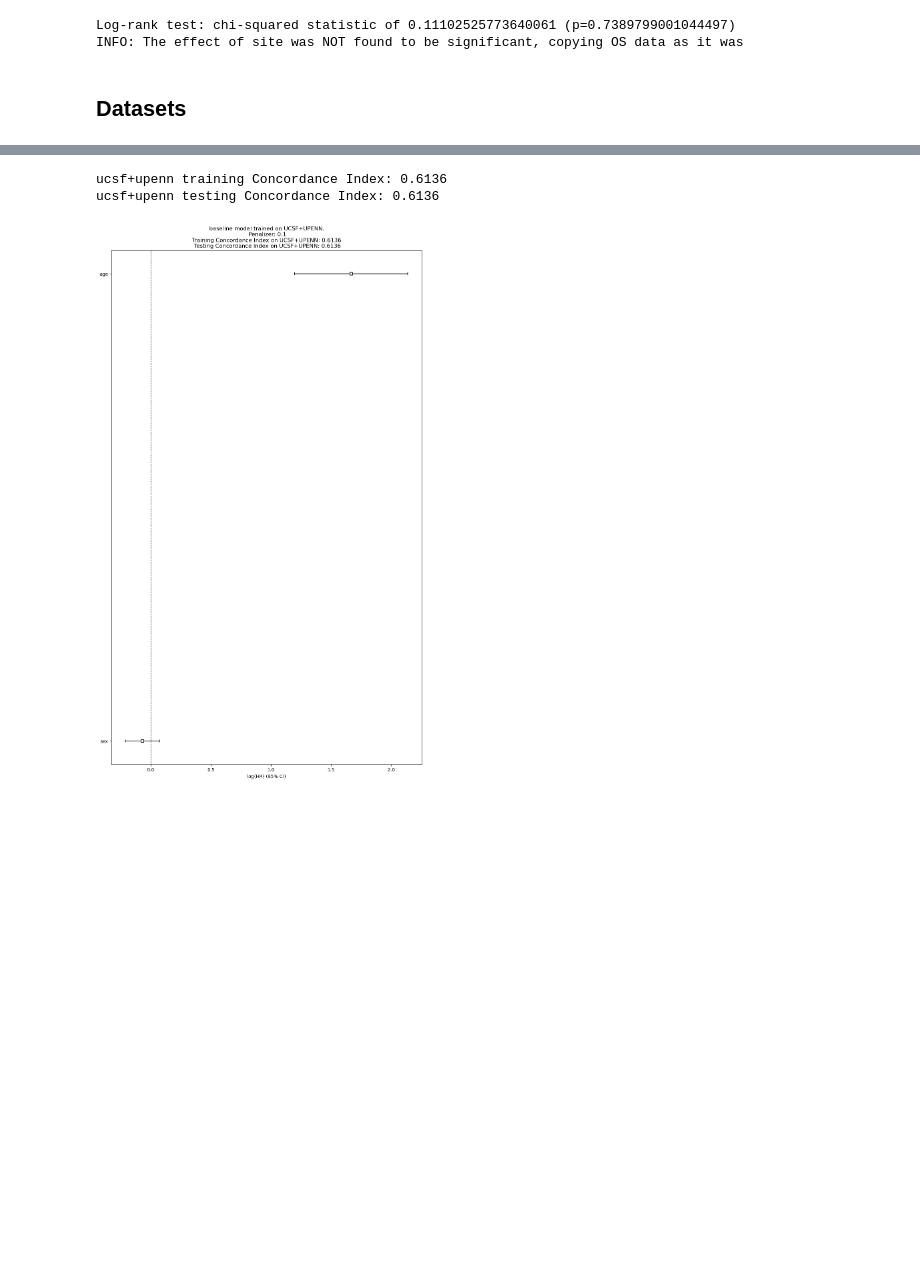
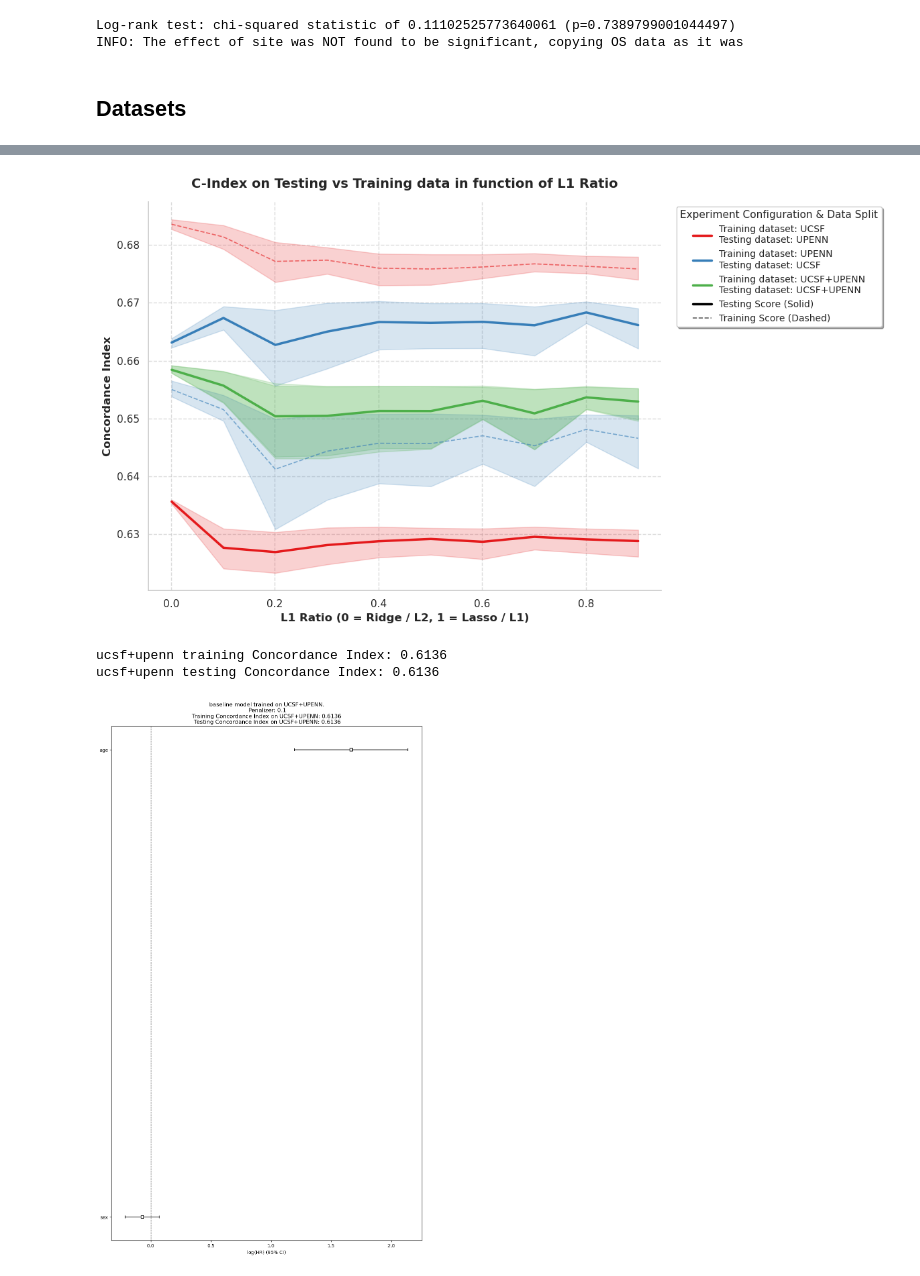
Before and after one commit to basiav/Tractography, a Jupyter notebook: old/csv_saving.ipynb, the cells around one changed output, grey strips where cells are left out. Cells and saved outputs as stored; diff of their text form; code cells hidden in the pictures; blank space fills up the shorter version.

```diff
--- a/old/csv_saving.ipynb
+++ b/old/csv_saving.ipynb
@@ -317,3 +598,78 @@ ucsf+upenn testing Concordance Index: 0.6602
+# %%
+import matplotlib.pyplot as plt
+import seaborn as sns
+from matplotlib.lines import Line2D
+
+# Zakładam, że kolumna 'training_testing_configuration' jest już w df,
+# ale dla bezpieczeństwa zostawiam tę linijkę
+df['training_testing_configuration'] = "Training dataset: " + df['training_dataset'].str.upper() + "\nTesting dataset: " + df['testing_dataset'].str.upper()
+
+sns.set_theme(style="whitegrid")
+fig, ax = plt.subplots(figsize=(12, 7))
+
+# ==========================================
+# Linie dla zbioru TESTOWEGO (Zależność od l1_ratio)
+# ==========================================
+sns.lineplot(
+    data=df,
+    x='l1_ratio', # ZMIANA: Zamiast 'penalizer', teraz patrzymy na 'l1_ratio'
+    y='ci_testing',
+    hue='training_testing_configuration',
+    linewidth=2.5,
+    palette='Set1',
+    ax=ax
+)
+
+# ==========================================
+# Linie dla zbioru TRENINGOWEGO (Zależność od l1_ratio)
+# ==========================================
+sns.lineplot(
+    data=df,
+    x='l1_ratio', # ZMIANA: Zamiast 'penalizer', teraz patrzymy na 'l1_ratio'
+    y='ci_training',
+    hue='training_testing_configuration',
+    linewidth=1.2,
+    linestyle='--',
+    alpha=0.6,
+    palette='Set1',
+    legend=False,
+    ax=ax
+)
+
+# ZMIANA: Aktualizacja tytułów, żeby odzwierciedlały nową oś X
+ax.set_title("C-Index on Testing vs Training data in function of L1 Ratio", fontsize=14, fontweight='bold', pad=15)
+ax.set_xlabel("L1 Ratio (0 = Ridge / L2, 1 = Lasso / L1)", fontsize=12, fontweight='bold')
+ax.set_ylabel("Concordance Index", fontsize=12, fontweight='bold')
+
+ax.grid(True, which='both', linestyle='--', alpha=0.7)
+
+# Tworzenie sztucznej legendy (bez zmian)
+handles, labels = ax.get_legend_handles_labels()
+
+line_test = Line2D([0], [0], color='black', linewidth=2.5, label='Testing Score (Solid)')
+line_train = Line2D([0], [0], color='black', linewidth=1.2, linestyle='--', alpha=0.6, label='Training Score (Dashed)')
+
+handles.extend([line_test, line_train])
+labels.extend(['Testing Score (Solid)', 'Training Score (Dashed)'])
+
+ax.legend(
+    handles=handles,
+    labels=labels,
+    title="Experiment Configuration & Data Split",
+    title_fontsize='11',
+    fontsize='10',
+    frameon=True,
+    shadow=True,
+    bbox_to_anchor=(1.02, 1),
+    loc='upper left'
+)
+
+sns.despine(ax=ax)
+
+plt.tight_layout()
+plt.show()
+# %% [output]
+[figure, added]
 # %%
 from TractDensityComponents import TD_PCA
 from components import Projections
```
Also changed, not shown: parts of 11 cells of this notebook, 1 other file.
